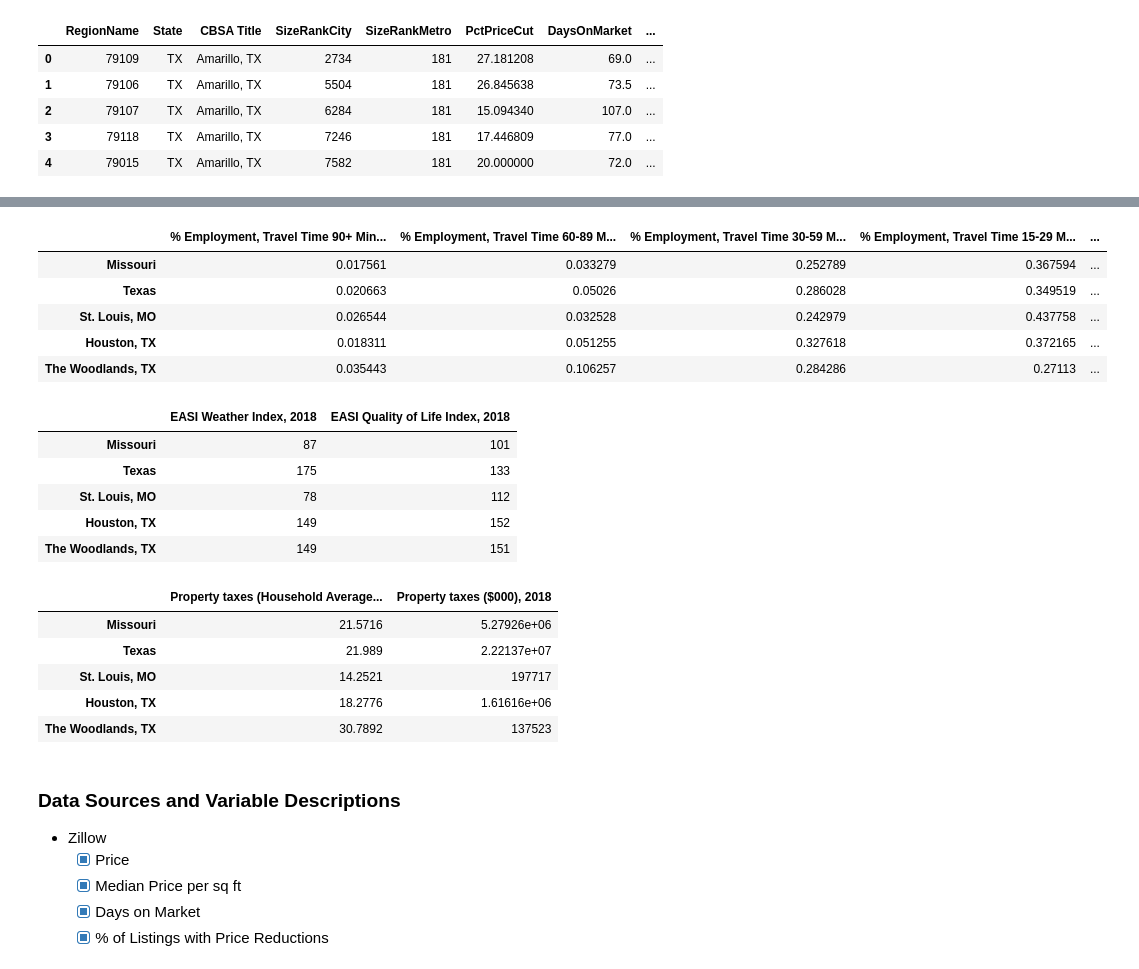
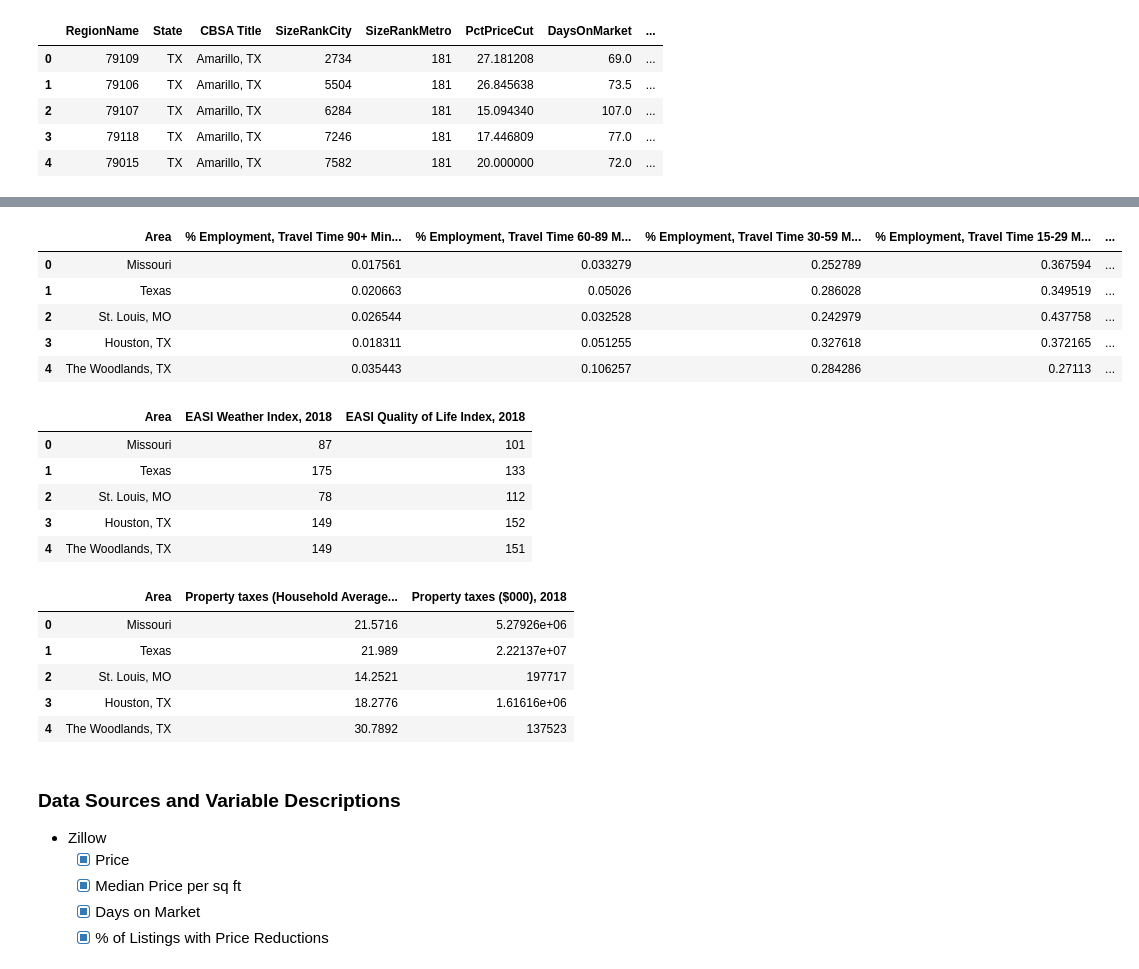
Before and after one commit to jmeisele/Kaggle, a Jupyter notebook: MarketingFinalRealEstate.ipynb, the cells around one changed output, grey strips where cells are left out. Saved outputs shown, nothing was run; the diff lists cells and outputs as text; code cells hidden in the pictures.

```diff
--- a/MarketingFinalRealEstate.ipynb
+++ b/MarketingFinalRealEstate.ipynb
@@ -261,19 +269,21 @@ crime_rate.head()
 # %%
 # Average Commute Time
 commute = pd.read_excel("C:\\Users\\EISELJA\\Desktop\\Kaggle-master\\datasets\\Commute.xlsx")
 commute = commute.transpose()
 header2 = commute.iloc[0]
 commute = commute[1:]
 commute.rename(columns = header2, inplace = True)
 commute = commute[1:]
+commute.reset_index(inplace = True)
+commute.rename(columns = {'index':'Area'}, inplace = True)
 commute.head()
 # %% [output]
-|  | % Employment, Travel Time 90+ Min... | % Employment, Travel Time 60-89 M... | % Employment, Travel Time 30-59 M... | % Employment, Travel Time 15-29 M... | ... |
-| Missouri | 0.017561 | 0.033279 | 0.252789 | 0.367594 | ... |
-| Texas | 0.020663 | 0.05026 | 0.286028 | 0.349519 | ... |
-| St. Louis, MO | 0.026544 | 0.032528 | 0.242979 | 0.437758 | ... |
-| Houston, TX | 0.018311 | 0.051255 | 0.327618 | 0.372165 | ... |
-| The Woodlands, TX | 0.035443 | 0.106257 | 0.284286 | 0.27113 | ... |
+|  | Area | % Employment, Travel Time 90+ Min... | % Employment, Travel Time 60-89 M... | % Employment, Travel Time 30-59 M... | % Employment, Travel Time 15-29 M... | ... |
+| 0 | Missouri | 0.017561 | 0.033279 | 0.252789 | 0.367594 | ... |
+| 1 | Texas | 0.020663 | 0.05026 | 0.286028 | 0.349519 | ... |
+| 2 | St. Louis, MO | 0.026544 | 0.032528 | 0.242979 | 0.437758 | ... |
+| 3 | Houston, TX | 0.018311 | 0.051255 | 0.327618 | 0.372165 | ... |
+| 4 | The Woodlands, TX | 0.035443 | 0.106257 | 0.284286 | 0.27113 | ... |
 # %%
 # EASI
 easi = pd.read_excel("C:\\Users\\EISELJA\\Desktop\\Kaggle-master\\datasets\EASI.xlsx")
@@ -282,14 +292,16 @@ header3 = easi.iloc[0]
 easi = easi[1:]
 easi.rename(columns = header3, inplace = True)
 easi = easi[1:]
+easi.reset_index(inplace = True)
+easi.rename(columns = {'index':'Area'}, inplace = True)
 easi.head()
 # %% [output]
-|  | EASI Weather Index, 2018 | EASI Quality of Life Index, 2018 |
-| Missouri | 87 | 101 |
-| Texas | 175 | 133 |
-| St. Louis, MO | 78 | 112 |
-| Houston, TX | 149 | 152 |
-| The Woodlands, TX | 149 | 151 |
+|  | Area | EASI Weather Index, 2018 | EASI Quality of Life Index, 2018 |
+| 0 | Missouri | 87 | 101 |
+| 1 | Texas | 175 | 133 |
+| 2 | St. Louis, MO | 78 | 112 |
+| 3 | Houston, TX | 149 | 152 |
+| 4 | The Woodlands, TX | 149 | 151 |
 # %%
 # Property Taxes
 tax = pd.read_excel("C:\\Users\\EISELJA\\Desktop\\Kaggle-master\\datasets\\PropertyTaxes.xlsx")
@@ -298,14 +310,16 @@ header4 = tax.iloc[0]
 tax = tax[1:]
 tax.rename(columns = header4, inplace = True)
 tax = tax[1:]
+tax.reset_index(inplace = True)
+tax.rename(columns = {'index': 'Area'}, inplace = True)
 tax.head()
 # %% [output]
-|  | Property taxes (Household Average... | Property taxes ($000), 2018 |
-| Missouri | 21.5716 | 5.27926e+06 |
-| Texas | 21.989 | 2.22137e+07 |
-| St. Louis, MO | 14.2521 | 197717 |
-| Houston, TX | 18.2776 | 1.61616e+06 |
-| The Woodlands, TX | 30.7892 | 137523 |
+|  | Area | Property taxes (Household Average... | Property taxes ($000), 2018 |
+| 0 | Missouri | 21.5716 | 5.27926e+06 |
+| 1 | Texas | 21.989 | 2.22137e+07 |
+| 2 | St. Louis, MO | 14.2521 | 197717 |
+| 3 | Houston, TX | 18.2776 | 1.61616e+06 |
+| 4 | The Woodlands, TX | 30.7892 | 137523 |
 # %% [markdown]
 ### Data Sources and Variable Descriptions
 - Zillow
```
Also changed, not shown: parts of 36 cells of this notebook.
